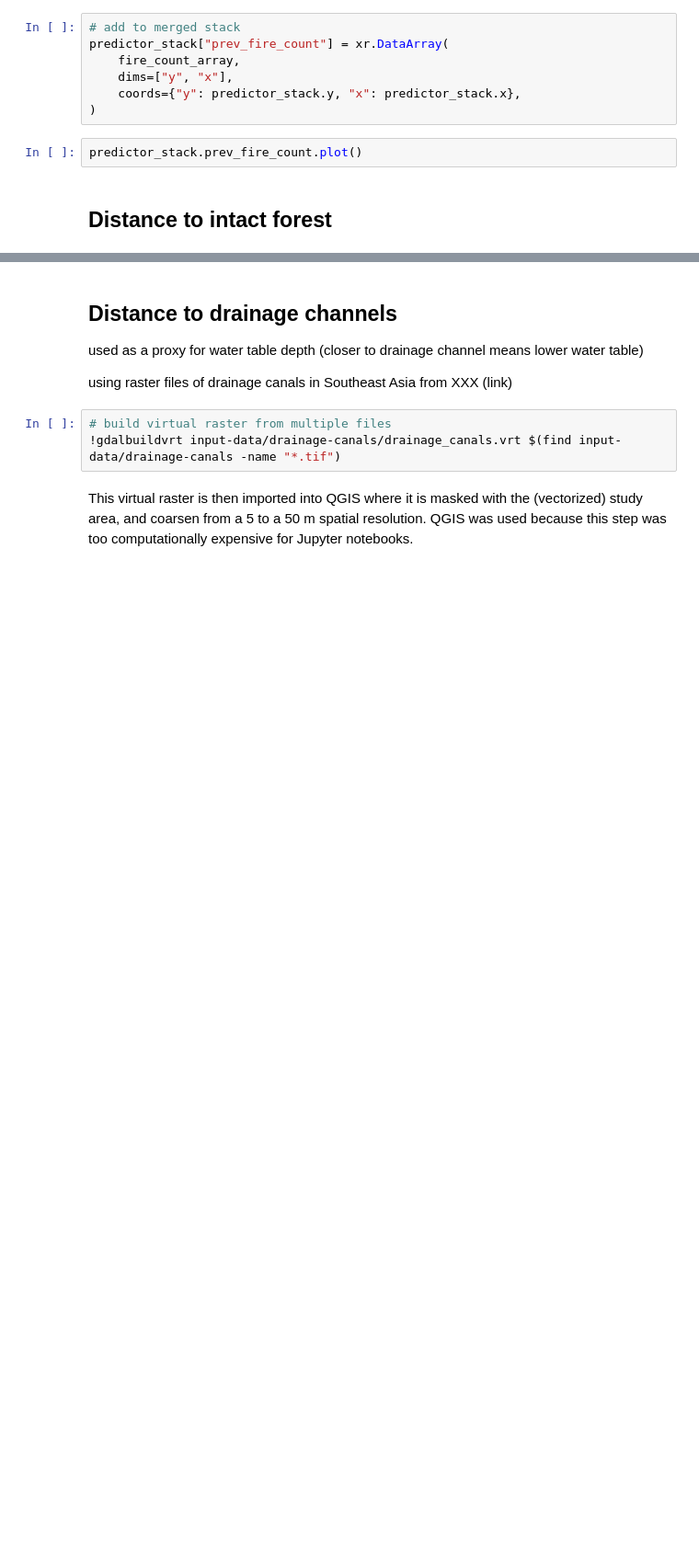
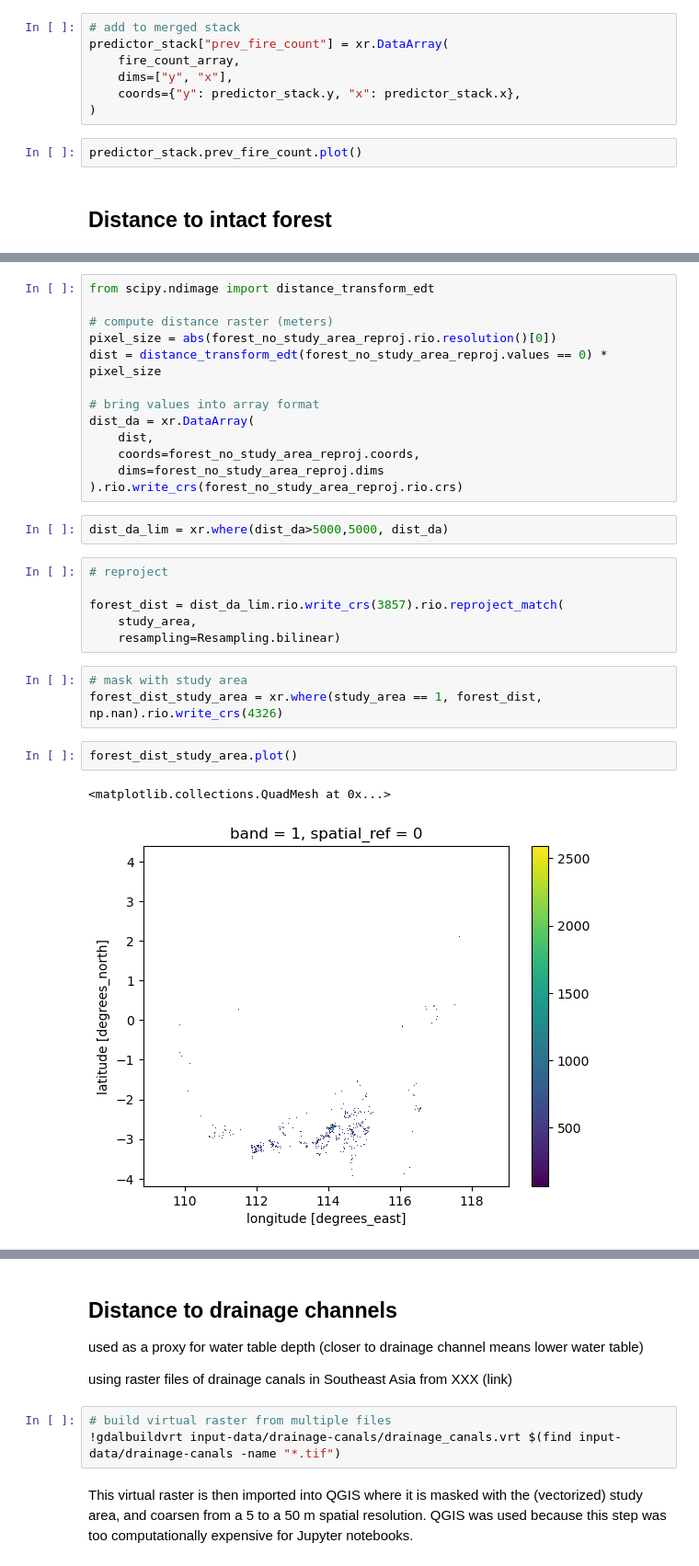
Before and after one commit to ninorp55/tropical-peat-post-fire-vegetation-recovery, a Jupyter notebook: 3_predictor_layers.ipynb, the cells around one changed output, grey strips where cells are left out. Shown at 92% size. Cells and saved outputs as stored; diff of their text form; blank space fills up the shorter version.

Commit message:
add forest distance

```diff
--- a/3_predictor_layers.ipynb
+++ b/3_predictor_layers.ipynb
@@ -110,0 +142,29 @@ predictor_stack.prev_fire_count.plot()
+# %%
+from scipy.ndimage import distance_transform_edt
+
+# compute distance raster (meters)
+pixel_size = abs(forest_no_study_area_reproj.rio.resolution()[0])
+dist = distance_transform_edt(forest_no_study_area_reproj.values == 0) * pixel_size
+
+# bring values into array format
+dist_da = xr.DataArray(
+    dist,
+    coords=forest_no_study_area_reproj.coords,
+    dims=forest_no_study_area_reproj.dims
+).rio.write_crs(forest_no_study_area_reproj.rio.crs)
+# %%
+dist_da_lim = xr.where(dist_da>5000,5000, dist_da)
+# %%
+# reproject
+
+forest_dist = dist_da_lim.rio.write_crs(3857).rio.reproject_match(
+    study_area,
+    resampling=Resampling.bilinear)
+# %%
+# mask with study area
+forest_dist_study_area = xr.where(study_area == 1, forest_dist, np.nan).rio.write_crs(4326)
+# %%
+forest_dist_study_area.plot()
+# %% [output]
+<matplotlib.collections.QuadMesh at 0x...>
+[figure, added]
```
Also changed, not shown: parts of 4 cells of this notebook.
